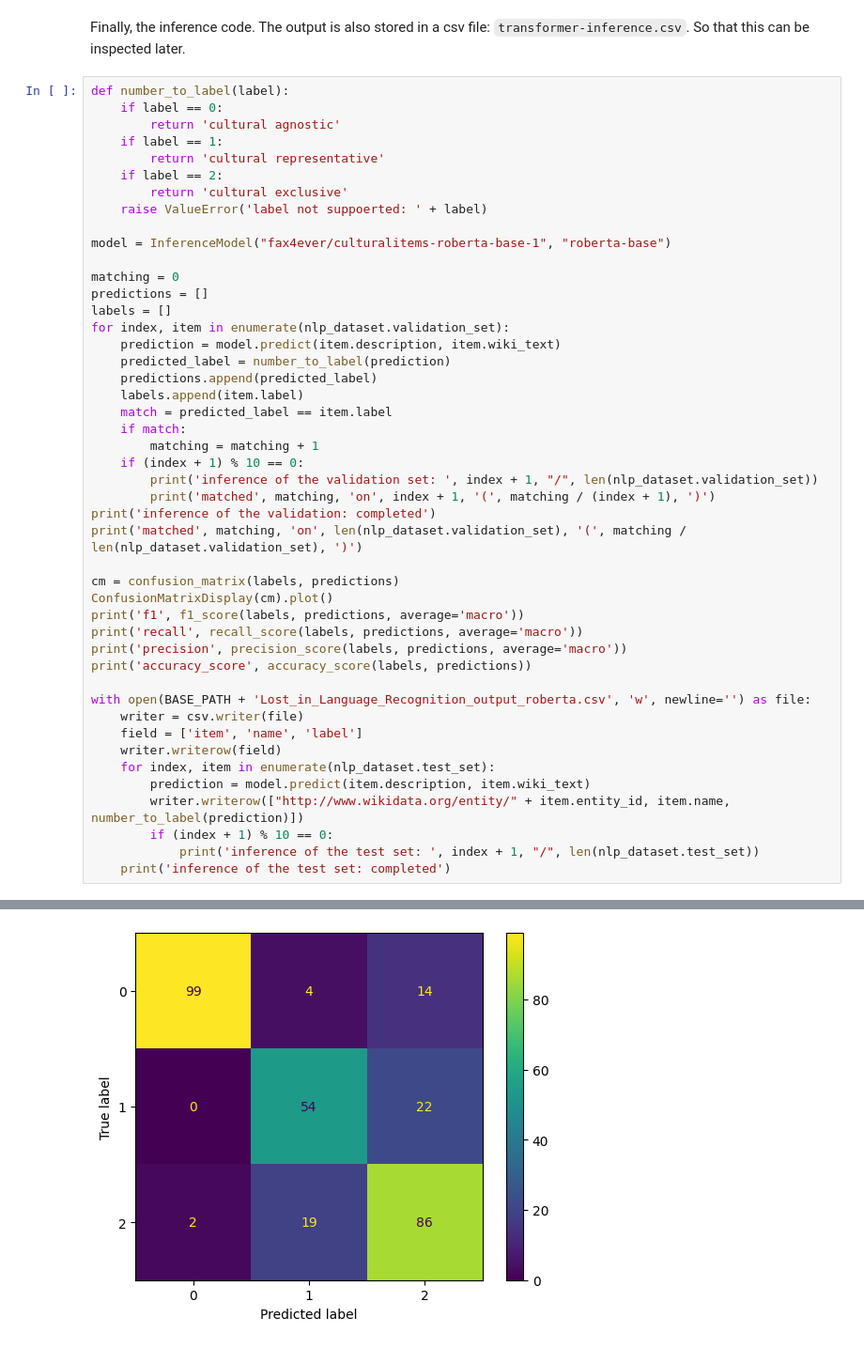
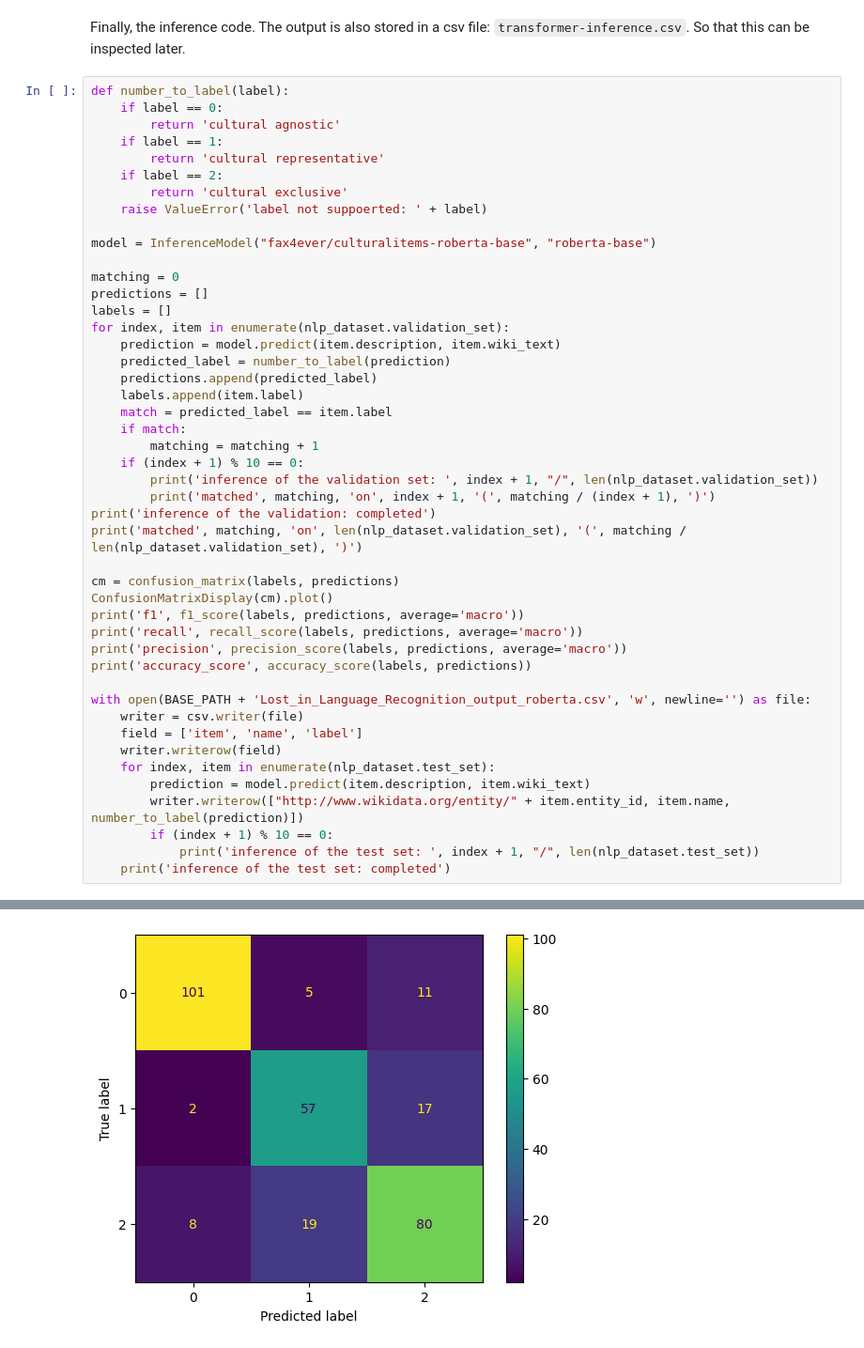
Before and after one commit to fax4ever/nlp-projects, a Jupyter notebook: colabs/NLP_yes_transformer_inference.ipynb, the cells around one changed output, grey strips where cells are left out. Shown at 94% size. Cells and saved outputs as stored; diff of their text form.

```diff
--- a/colabs/NLP_yes_transformer_inference.ipynb
+++ b/colabs/NLP_yes_transformer_inference.ipynb
@@ -246,7 +246,7 @@ def number_to_label(label):
         return 'cultural exclusive'
     raise ValueError('label not suppoerted: ' + label)
 
-model = InferenceModel("fax4ever/culturalitems-roberta-base-1", "roberta-base")
+model = InferenceModel("fax4ever/culturalitems-roberta-base", "roberta-base")
 
 matching = 0
 predictions = []
@@ -298,6 +298,6 @@ matched 46 on 60 ( 0.7666666666666667 )
 ... (81 lines left out)
 inference of the test set:  280 / 300
 inference of the test set:  290 / 300
 inference of the test set:  300 / 300
 inference of the test set: completed
-[figure, old version]
+[figure, new version]
```
Also changed, not shown: parts of 3 cells of this notebook, 1 other file.
